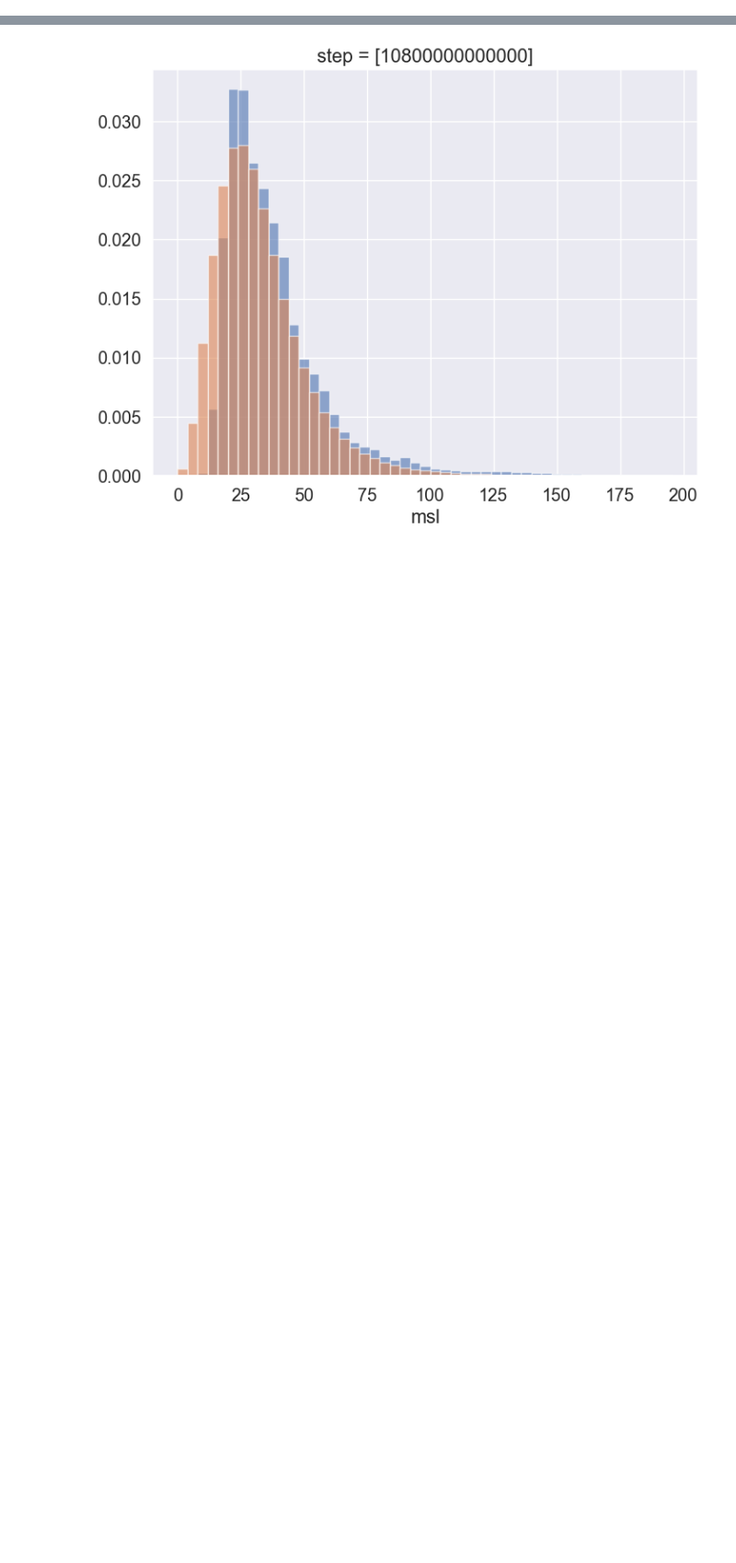
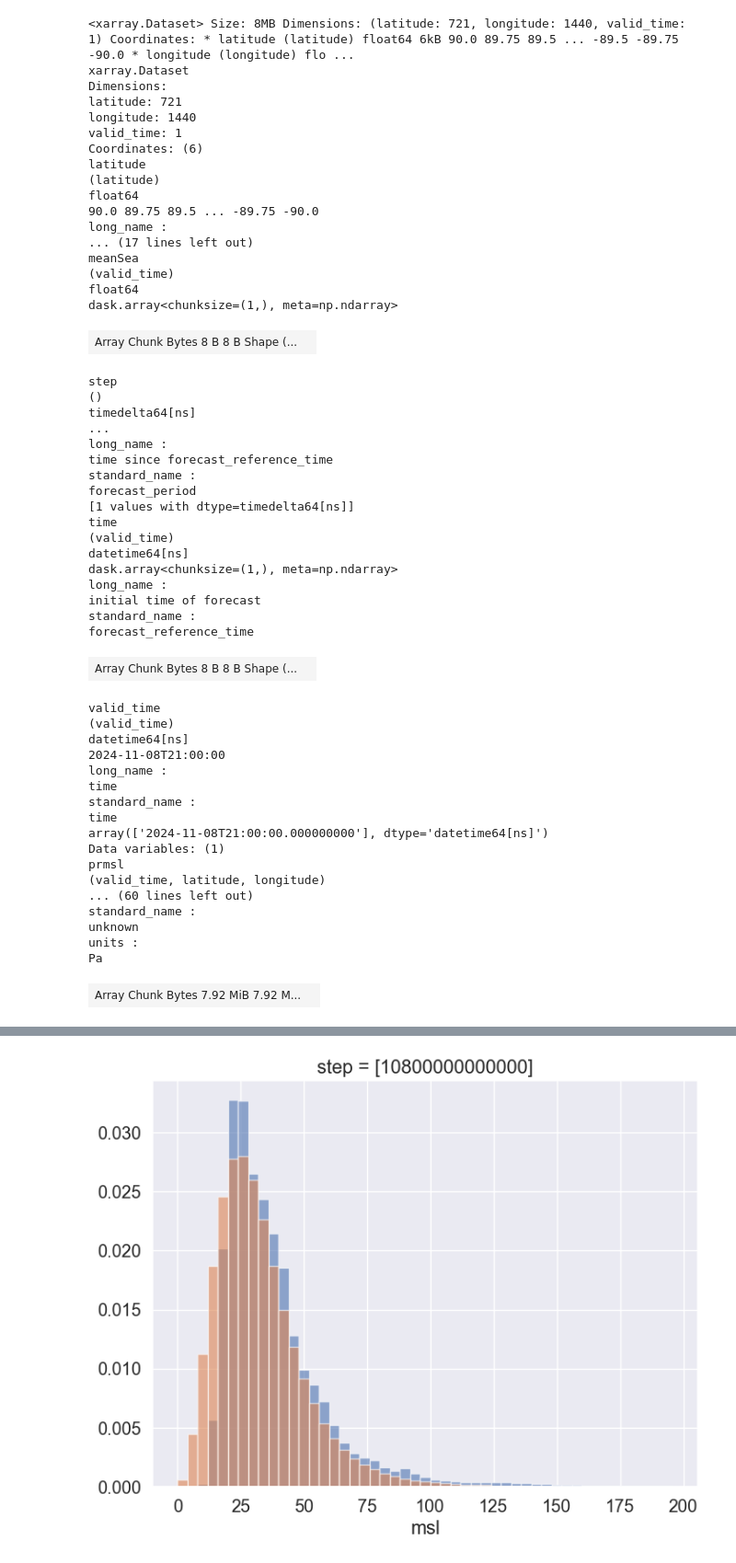
Before and after one commit to aaTman/espr, a Jupyter notebook: espr/testing_notebook.ipynb, the cells around one changed output, grey strips where cells are left out. Shown at 92% size. Drawn from its saved outputs; the diff is of its cells as text; code cells hidden in the pictures; blank space fills up the shorter version.

```diff
--- a/espr/testing_notebook.ipynb
+++ b/espr/testing_notebook.ipynb
@@ -50,0 +62,57 @@ gefs_r_mean = gefs_r.mean(dim="number")
+# %%
+gefs_l.geavg
+# %% [output]
+<xarray.Dataset> Size: 8MB Dimensions: (latitude: 721, longitude: 1440, valid_time: 1) Coordinates: * latitude (latitude) float64 6kB 90.0 89.75 89.5 ... -89.5 -89.75 -90.0 * longitude (longitude) flo ...
+xarray.Dataset
+Dimensions:
+latitude: 721
+longitude: 1440
+valid_time: 1
+Coordinates: (6)
+latitude
+(latitude)
+float64
+90.0 89.75 89.5 ... -89.75 -90.0
+long_name :
+... (17 lines left out)
+meanSea
+(valid_time)
+float64
+dask.array<chunksize=(1,), meta=np.ndarray>
+| Array Chunk Bytes 8 B 8 B Shape (... |  |
+step
+()
+timedelta64[ns]
+...
+long_name :
+time since forecast_reference_time
+standard_name :
+forecast_period
+[1 values with dtype=timedelta64[ns]]
+time
+(valid_time)
+datetime64[ns]
+dask.array<chunksize=(1,), meta=np.ndarray>
+long_name :
+initial time of forecast
+standard_name :
+forecast_reference_time
+| Array Chunk Bytes 8 B 8 B Shape (... |  |
+valid_time
+(valid_time)
+datetime64[ns]
+2024-11-08T21:00:00
+long_name :
+time
+standard_name :
+time
+array(['2024-11-08T21:00:00.000000000'], dtype='datetime64[ns]')
+Data variables: (1)
+prmsl
+(valid_time, latitude, longitude)
+... (60 lines left out)
+standard_name :
+unknown
+units :
+Pa
+| Array Chunk Bytes 7.92 MiB 7.92 M... |  |
```
Also changed, not shown: parts of 13 cells of this notebook, 2 other files.
